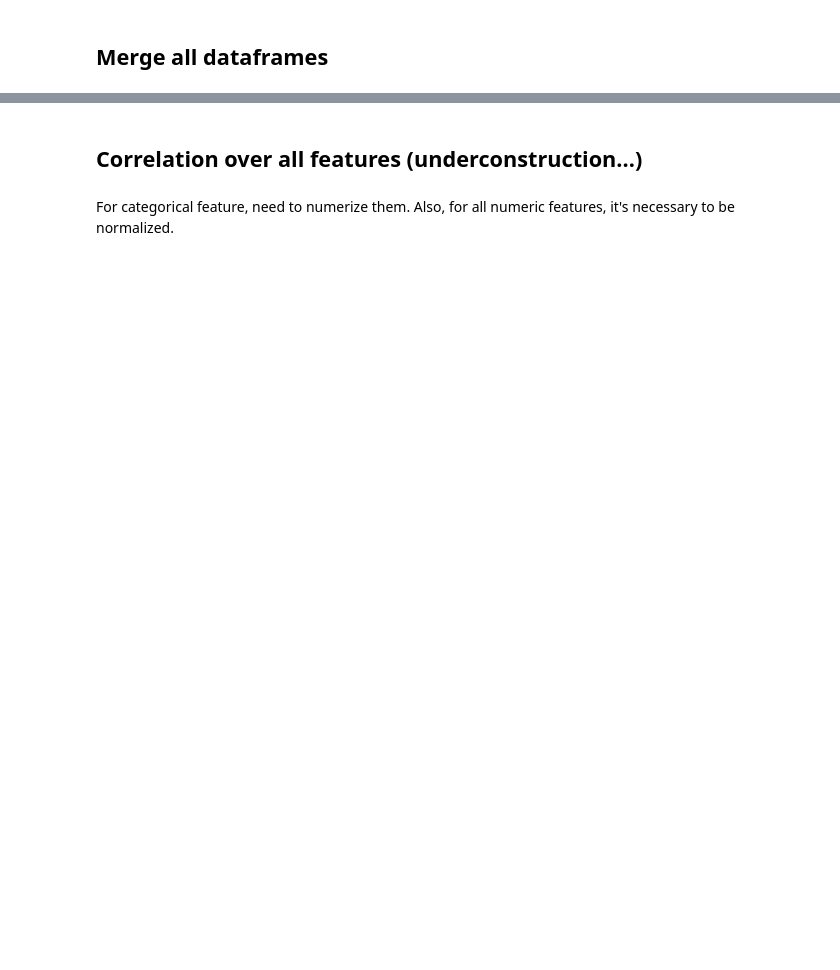
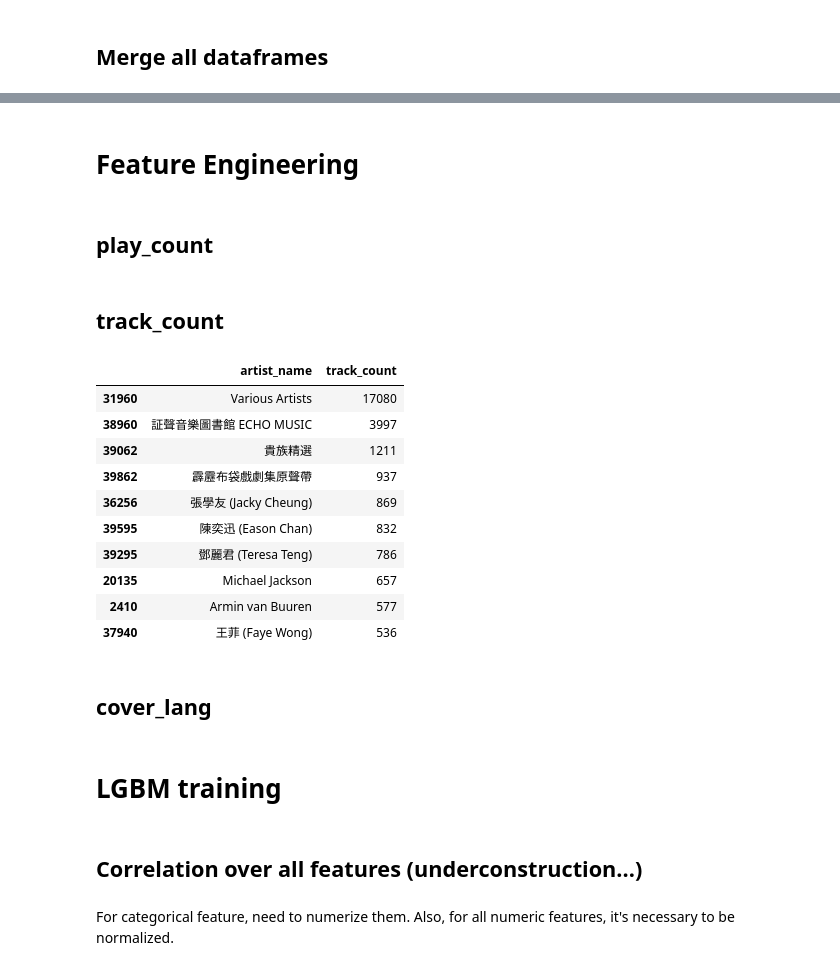
Before and after one commit to dsmilab/WSDM2018-KKBox-MRC, a Jupyter notebook: main.ipynb, the cells around one changed output, grey strips where cells are left out. Cells and saved outputs as stored; diff of their text form; code cells hidden in the pictures; blank space fills up the shorter version.

```diff
--- a/main.ipynb
+++ b/main.ipynb
@@ -469,0 +422,4 @@ memory usage: 702.2+ MB
+# %% [markdown]
+# Feature Engineering
+# %% [markdown]
+## play_count
@@ -469,0 +440,22 @@ memory usage: 702.2+ MB
+# %% [markdown]
+## track_count
+# %%
+track_count_df = train_df[['song_id',
+                           'artist_name']].drop_duplicates('song_id')
+track_count_df = track_count_df.groupby('artist_name').agg(
+    'count').reset_index()
+track_count_df.columns = ['artist_name', 'track_count']
+track_count_df = track_count_df.sort_values('track_count', ascending=False)
+track_count_df.head(10)
+# %% [output]
+|  | artist_name | track_count |
+| 31960 | Various Artists | 17080 |
+| 38960 | 証聲音樂圖書館 ECHO MUSIC | 3997 |
+| 39062 | 貴族精選 | 1211 |
+| 39862 | 霹靂布袋戲劇集原聲帶 | 937 |
+| 36256 | 張學友 (Jacky Cheung) | 869 |
+| 39595 | 陳奕迅 (Eason Chan) | 832 |
+| 39295 | 鄧麗君 (Teresa Teng) | 786 |
+| 20135 | Michael Jackson | 657 |
+| 2410 | Armin van Buuren | 577 |
+| 37940 | 王菲 (Faye Wong) | 536 |
@@ -469,0 +486,2 @@ memory usage: 702.2+ MB
+# %% [markdown]
+## cover_lang
@@ -470,3 +504,5 @@ memory usage: 702.2+ MB
+# %% [markdown]
+# LGBM training
 # %% [markdown]
 ## Correlation over all features (underconstruction...)
 # %% [markdown]
```
Also changed, not shown: parts of 17 cells of this notebook, 1 other file.
